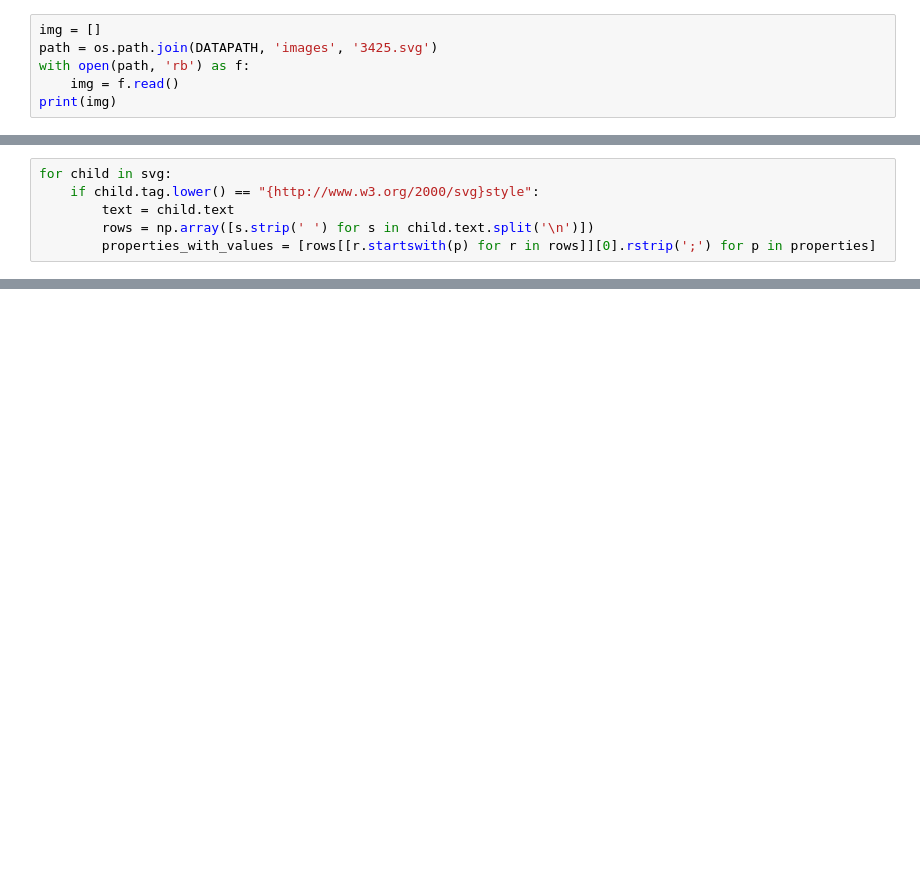
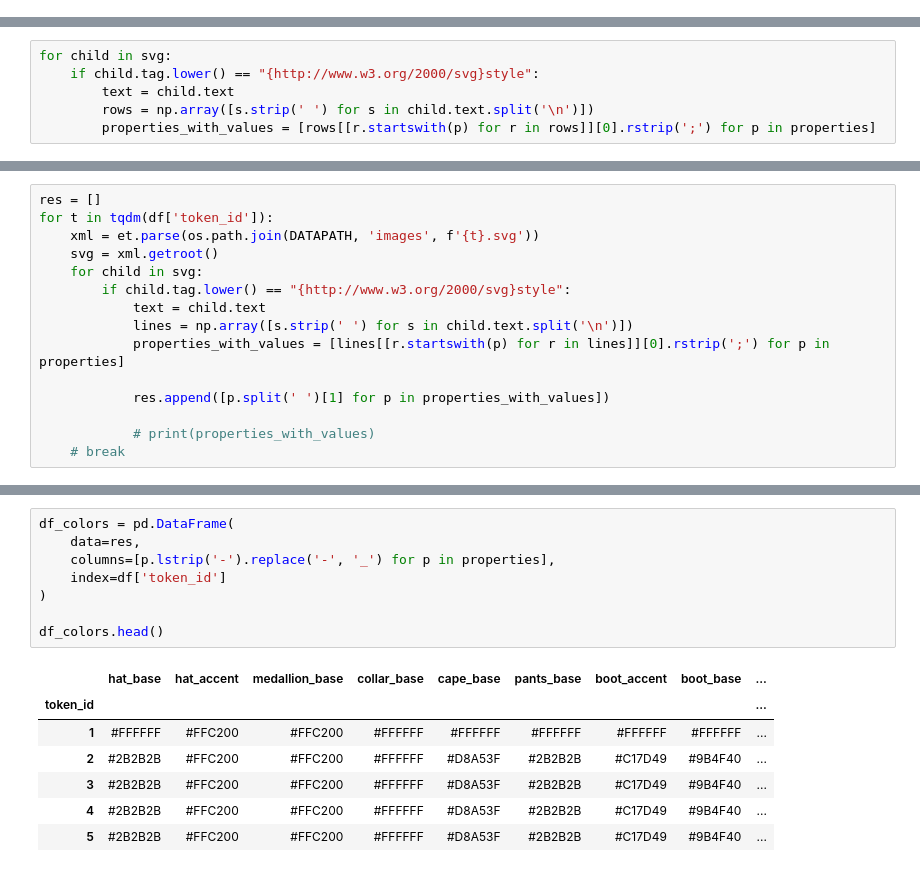
Before and after one commit to milkyklim/glass-of-milk, a Jupyter notebook: cheeze-wizard/notebooks/parse-svg.ipynb, the cells around one changed output, grey strips where cells are left out. Drawn from its saved outputs; the diff is of its cells as text; blank space fills up the shorter version.

```diff
--- a/cheeze-wizard/notebooks/parse-svg.ipynb
+++ b/cheeze-wizard/notebooks/parse-svg.ipynb
@@ -16,9 +29,3 @@ df.head()
-# %%
-img = []
-path = os.path.join(DATAPATH, 'images', '3425.svg')
-with open(path, 'rb') as f:
-    img = f.read()
-print(img)
 # %%
 xml = et.parse(os.path.join(DATAPATH, 'images', '3415.svg'))
 svg = xml.getroot()
@@ -51,0 +73,15 @@ for child in svg:
+# %%
+res = []
+for t in tqdm(df['token_id']):
+    xml = et.parse(os.path.join(DATAPATH, 'images', f'{t}.svg'))
+    svg = xml.getroot()
+    for child in svg:
+        if child.tag.lower() == "{http://www.w3.org/2000/svg}style":
+            text = child.text
+            lines = np.array([s.strip(' ') for s in child.text.split('\n')])
+            properties_with_values = [lines[[r.startswith(p) for r in lines]][0].rstrip(';') for p in properties]
+
+            res.append([p.split(' ')[1] for p in properties_with_values])
+
+            # print(properties_with_values)
+    # break
@@ -51,0 +90,16 @@ for child in svg:
+# %%
+df_colors = pd.DataFrame(
+    data=res,
+    columns=[p.lstrip('-').replace('-', '_') for p in properties],
+    index=df['token_id']
+)
+
+df_colors.head()
+# %% [output]
+|  | hat_base | hat_accent | medallion_base | collar_base | cape_base | pants_base | boot_accent | boot_base | ... |
+| token_id |  |  |  |  |  |  |  |  | ... |
+| 1 | #FFFFFF | #FFC200 | #FFC200 | #FFFFFF | #FFFFFF | #FFFFFF | #FFFFFF | #FFFFFF | ... |
+| 2 | #2B2B2B | #FFC200 | #FFC200 | #FFFFFF | #D8A53F | #2B2B2B | #C17D49 | #9B4F40 | ... |
+| 3 | #2B2B2B | #FFC200 | #FFC200 | #FFFFFF | #D8A53F | #2B2B2B | #C17D49 | #9B4F40 | ... |
+| 4 | #2B2B2B | #FFC200 | #FFC200 | #FFFFFF | #D8A53F | #2B2B2B | #C17D49 | #9B4F40 | ... |
+| 5 | #2B2B2B | #FFC200 | #FFC200 | #FFFFFF | #D8A53F | #2B2B2B | #C17D49 | #9B4F40 | ... |
```
Also changed, not shown: parts of 10 cells of this notebook.
